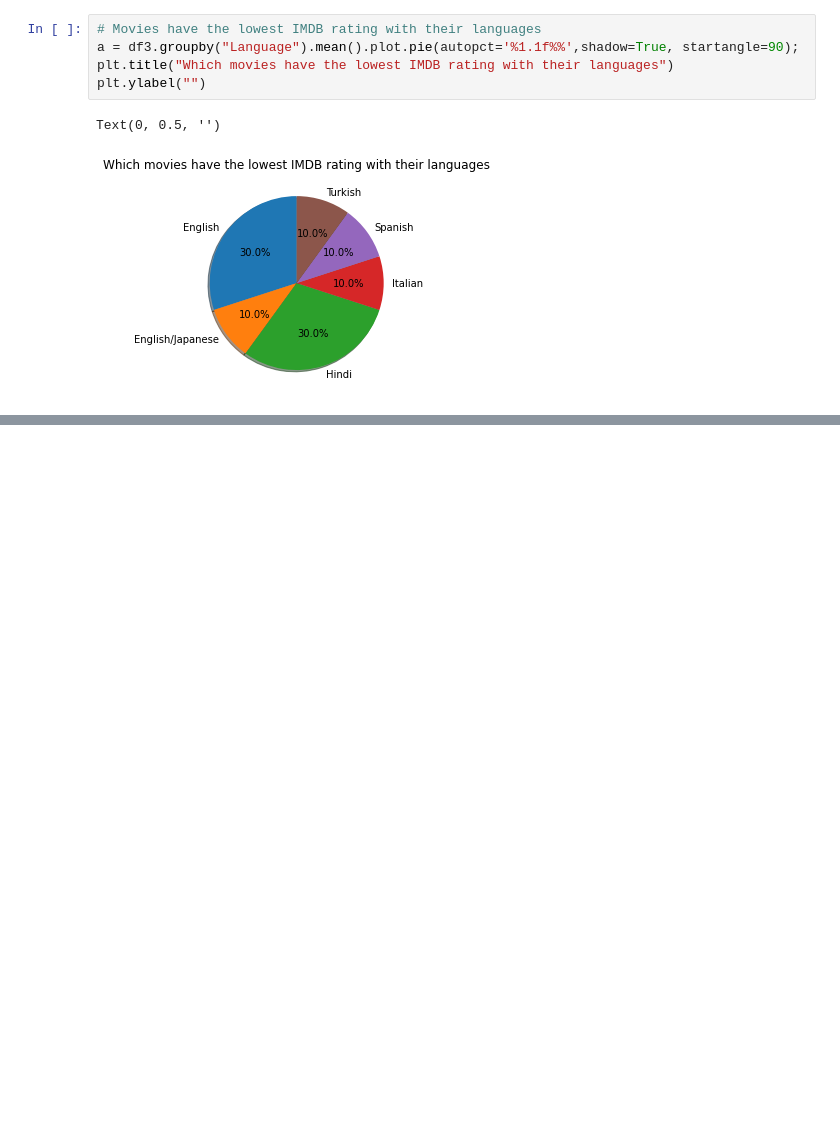
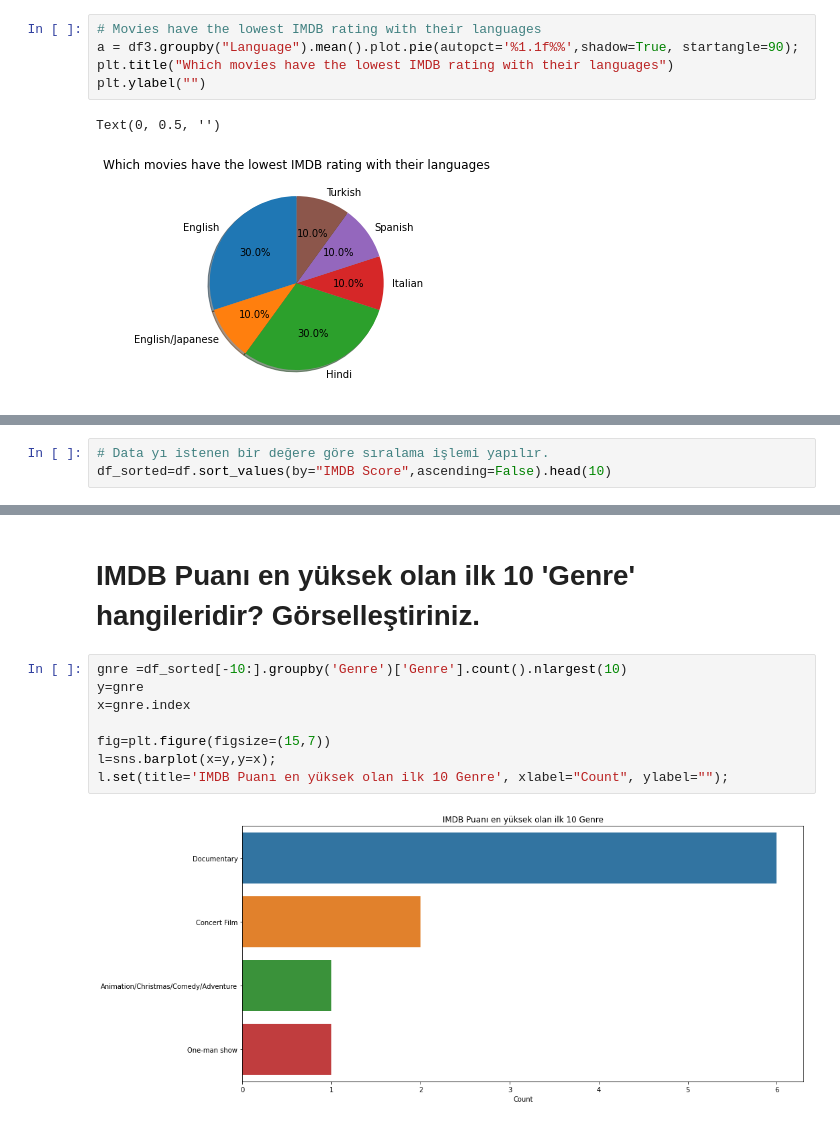
Before and after one commit to b21892757/globalai-project, a Jupyter notebook: hw2_netflixPD.ipynb, the cells around one changed output, grey strips where cells are left out. Drawn from its saved outputs; the diff is of its cells as text; blank space fills up the shorter version.

```diff
--- a/hw2_netflixPD.ipynb
+++ b/hw2_netflixPD.ipynb
@@ -244,0 +257,3 @@ Text(0, 0.5, '')
+# %%
+# Data yı istenen bir değere göre sıralama işlemi yapılır.
+df_sorted=df.sort_values(by="IMDB Score",ascending=False).head(10)
@@ -244,0 +274,12 @@ Text(0, 0.5, '')
+# %% [markdown]
+# IMDB Puanı en yüksek olan ilk 10 'Genre' hangileridir? Görselleştiriniz.
+# %%
+gnre =df_sorted[-10:].groupby('Genre')['Genre'].count().nlargest(10)
+y=gnre
+x=gnre.index
+
+fig=plt.figure(figsize=(15,7))
+l=sns.barplot(x=y,y=x);
+l.set(title='IMDB Puanı en yüksek olan ilk 10 Genre', xlabel="Count", ylabel="");
+# %% [output]
+[figure, added]
```
Also changed, not shown: parts of 8 cells of this notebook.
